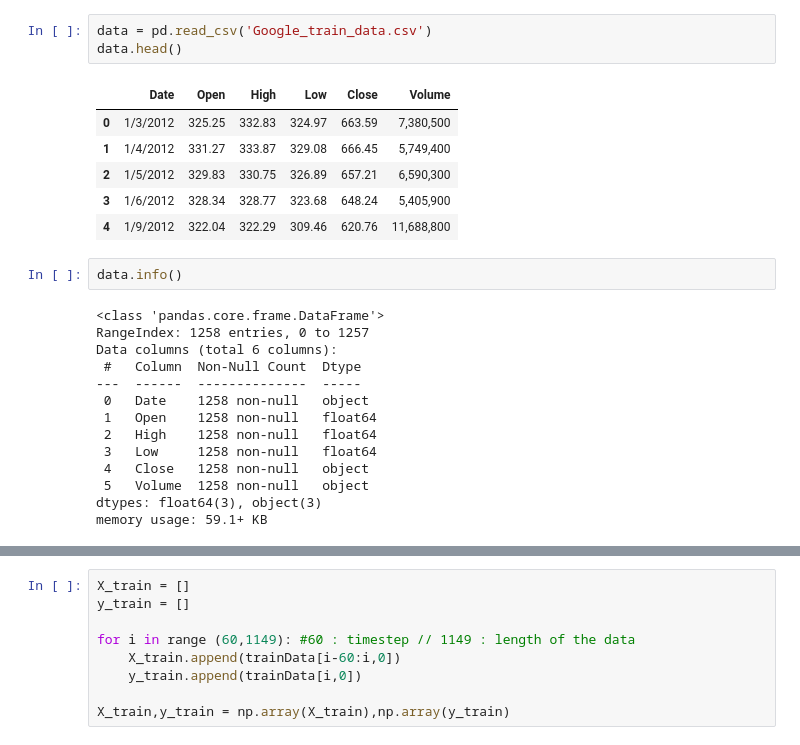
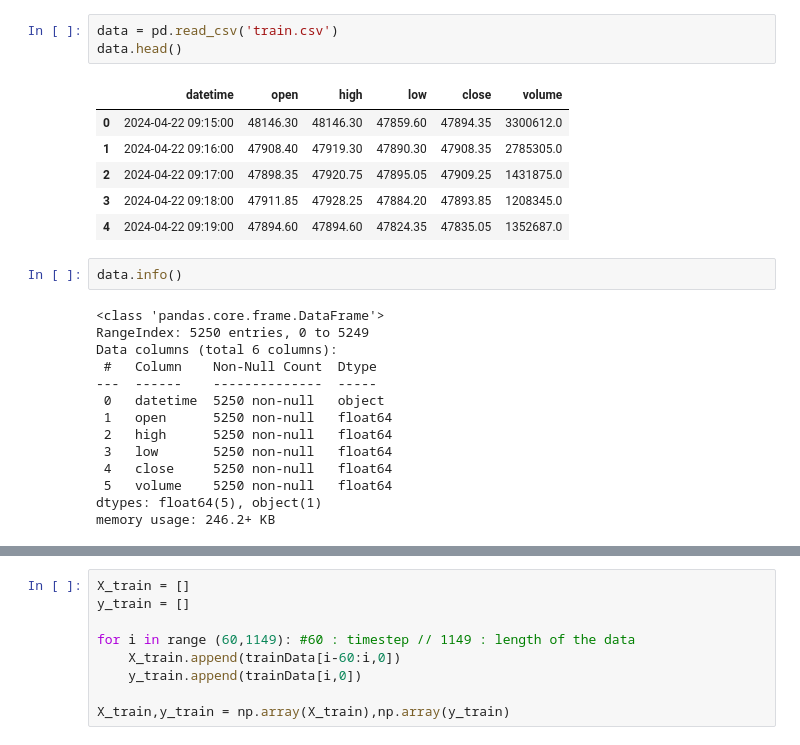
Before and after one commit to manojksv1/k8s-base-code, a Jupyter notebook: ML/datasetsandcodefilesstockmarketprediction/Google stock price.ipynb, the cells around one changed output, grey strips where cells are left out. Saved outputs shown, nothing was run; the diff lists cells and outputs as text.

```diff
--- a/ML/datasetsandcodefilesstockmarketprediction/Google stock price.ipynb
+++ b/ML/datasetsandcodefilesstockmarketprediction/Google stock price.ipynb
@@ -15,27 +15,27 @@ To enable the following instructions: AVX2 FMA, in other operations, rebuild Ten
 # %%
-data = pd.read_csv('Google_train_data.csv')
+data = pd.read_csv('train.csv')
 data.head()
 # %% [output]
-|  | Date | Open | High | Low | Close | Volume |
-| 0 | 1/3/2012 | 325.25 | 332.83 | 324.97 | 663.59 | 7,380,500 |
-| 1 | 1/4/2012 | 331.27 | 333.87 | 329.08 | 666.45 | 5,749,400 |
-| 2 | 1/5/2012 | 329.83 | 330.75 | 326.89 | 657.21 | 6,590,300 |
-| 3 | 1/6/2012 | 328.34 | 328.77 | 323.68 | 648.24 | 5,405,900 |
-| 4 | 1/9/2012 | 322.04 | 322.29 | 309.46 | 620.76 | 11,688,800 |
+|  | datetime | open | high | low | close | volume |
+| 0 | 2024-04-22 09:15:00 | 48146.30 | 48146.30 | 47859.60 | 47894.35 | 3300612.0 |
+| 1 | 2024-04-22 09:16:00 | 47908.40 | 47919.30 | 47890.30 | 47908.35 | 2785305.0 |
+| 2 | 2024-04-22 09:17:00 | 47898.35 | 47920.75 | 47895.05 | 47909.25 | 1431875.0 |
+| 3 | 2024-04-22 09:18:00 | 47911.85 | 47928.25 | 47884.20 | 47893.85 | 1208345.0 |
+| 4 | 2024-04-22 09:19:00 | 47894.60 | 47894.60 | 47824.35 | 47835.05 | 1352687.0 |
 # %%
 data.info()
 # %% [output]
 <class 'pandas.core.frame.DataFrame'>
-RangeIndex: 1258 entries, 0 to 1257
+RangeIndex: 5250 entries, 0 to 5249
 Data columns (total 6 columns):
- #   Column  Non-Null Count  Dtype
----  ------  --------------  -----
- 0   Date    1258 non-null   object
- 1   Open    1258 non-null   float64
- 2   High    1258 non-null   float64
- 3   Low     1258 non-null   float64
- 4   Close   1258 non-null   object
- 5   Volume  1258 non-null   object
-dtypes: float64(3), object(3)
-memory usage: 59.1+ KB
+ #   Column    Non-Null Count  Dtype
+---  ------    --------------  -----
+ 0   datetime  5250 non-null   object
+ 1   open      5250 non-null   float64
+ 2   high      5250 non-null   float64
+ 3   low       5250 non-null   float64
+ 4   close     5250 non-null   float64
+ 5   volume    5250 non-null   float64
+dtypes: float64(5), object(1)
+memory usage: 246.2+ KB
 # %%
```
Also changed, not shown: parts of 11 cells of this notebook, 9 other files.
